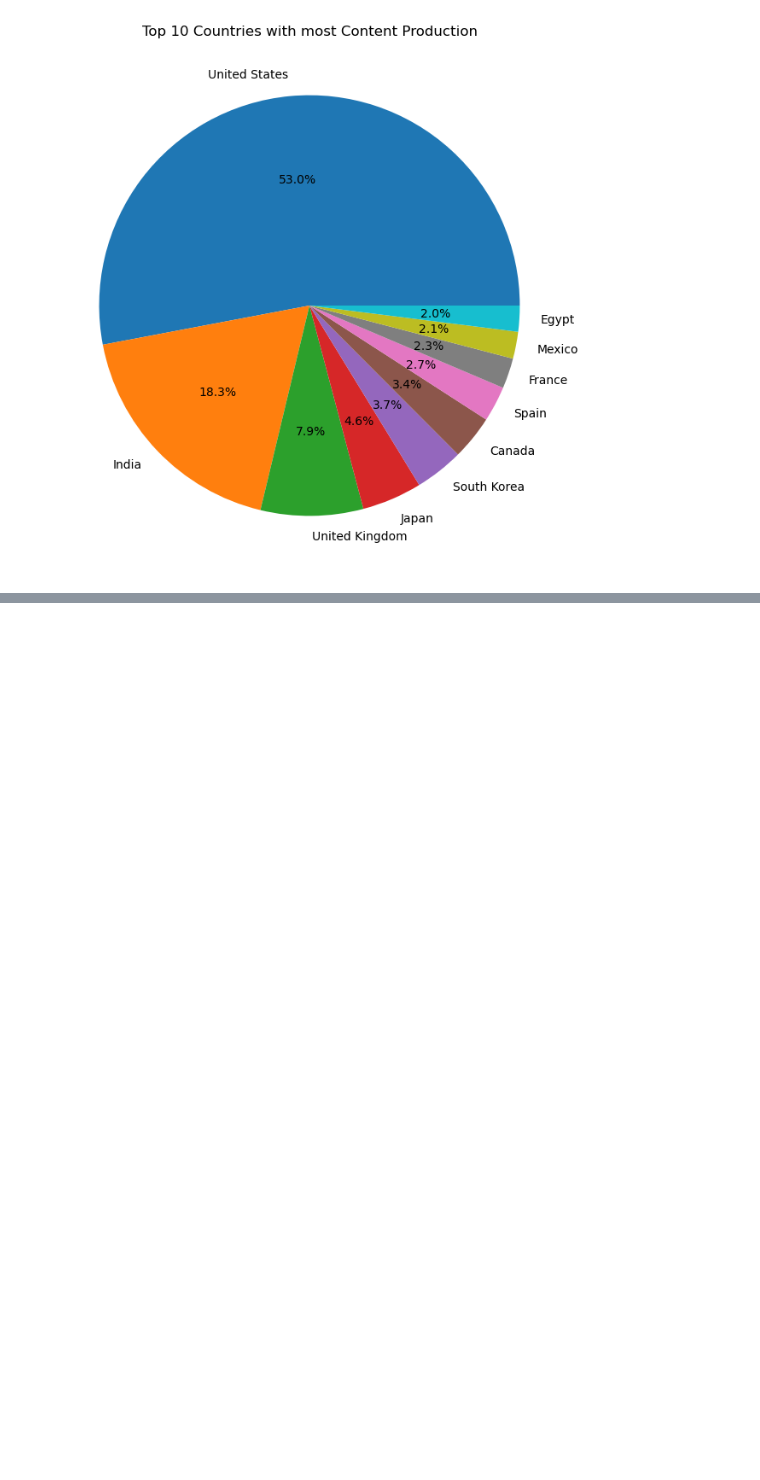
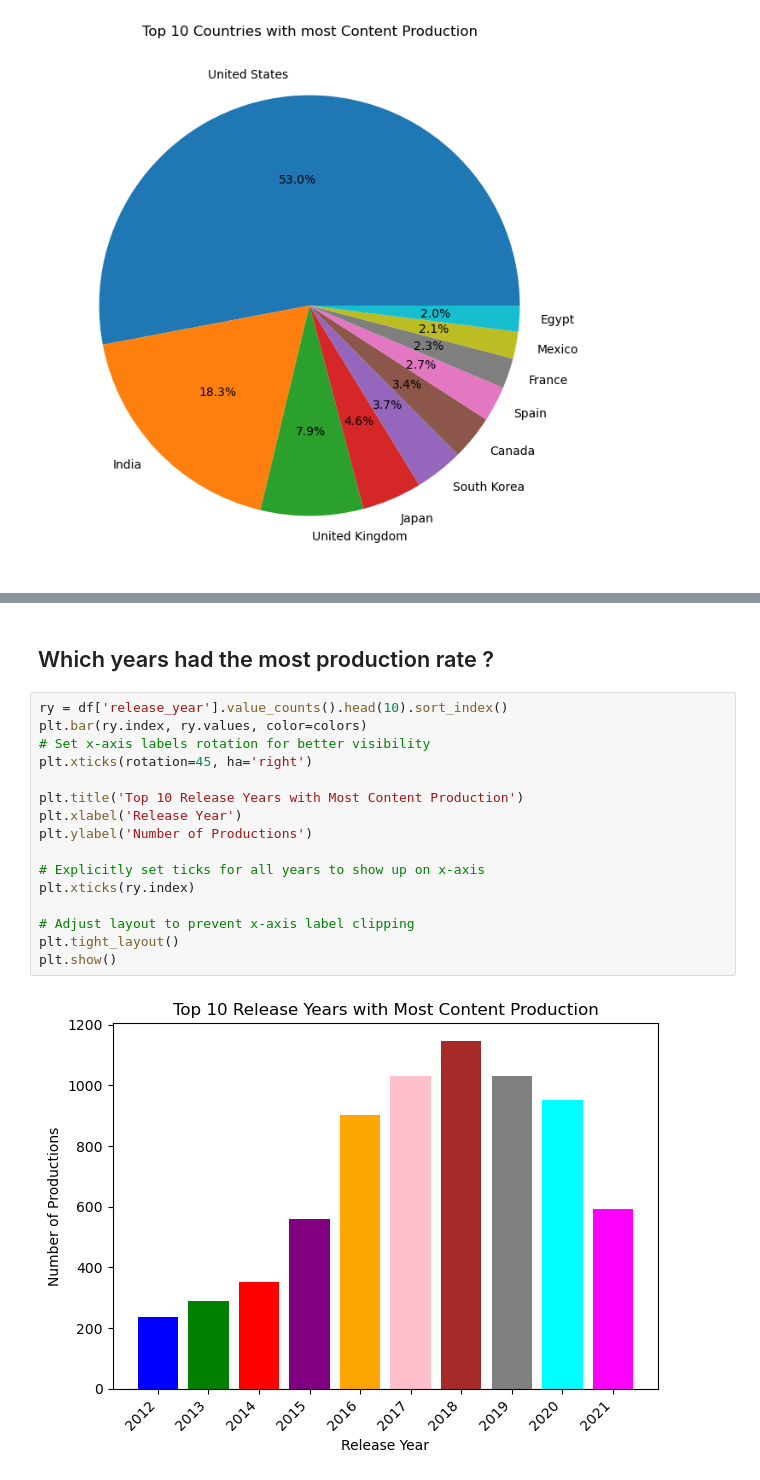
Before and after one commit to mohf-nazem/Learn-with-Data, a Jupyter notebook: Netflix-Titles/netflix_titles.ipynb, the cells around one changed output, grey strips where cells are left out. Drawn from its saved outputs; the diff is of its cells as text; blank space fills up the shorter version.

```diff
--- a/Netflix-Titles/netflix_titles.ipynb
+++ b/Netflix-Titles/netflix_titles.ipynb
@@ -95,0 +105,20 @@ plt.show()
+# %% [markdown]
+## Which years had the most production rate ?
+# %%
+ry = df['release_year'].value_counts().head(10).sort_index()
+plt.bar(ry.index, ry.values, color=colors)
+# Set x-axis labels rotation for better visibility
+plt.xticks(rotation=45, ha='right')
+
+plt.title('Top 10 Release Years with Most Content Production')
+plt.xlabel('Release Year')
+plt.ylabel('Number of Productions')
+
+# Explicitly set ticks for all years to show up on x-axis
+plt.xticks(ry.index)
+
+# Adjust layout to prevent x-axis label clipping
+plt.tight_layout()
+plt.show()
+# %% [output]
+[figure, added]
```
Also changed, not shown: parts of 9 cells of this notebook.
